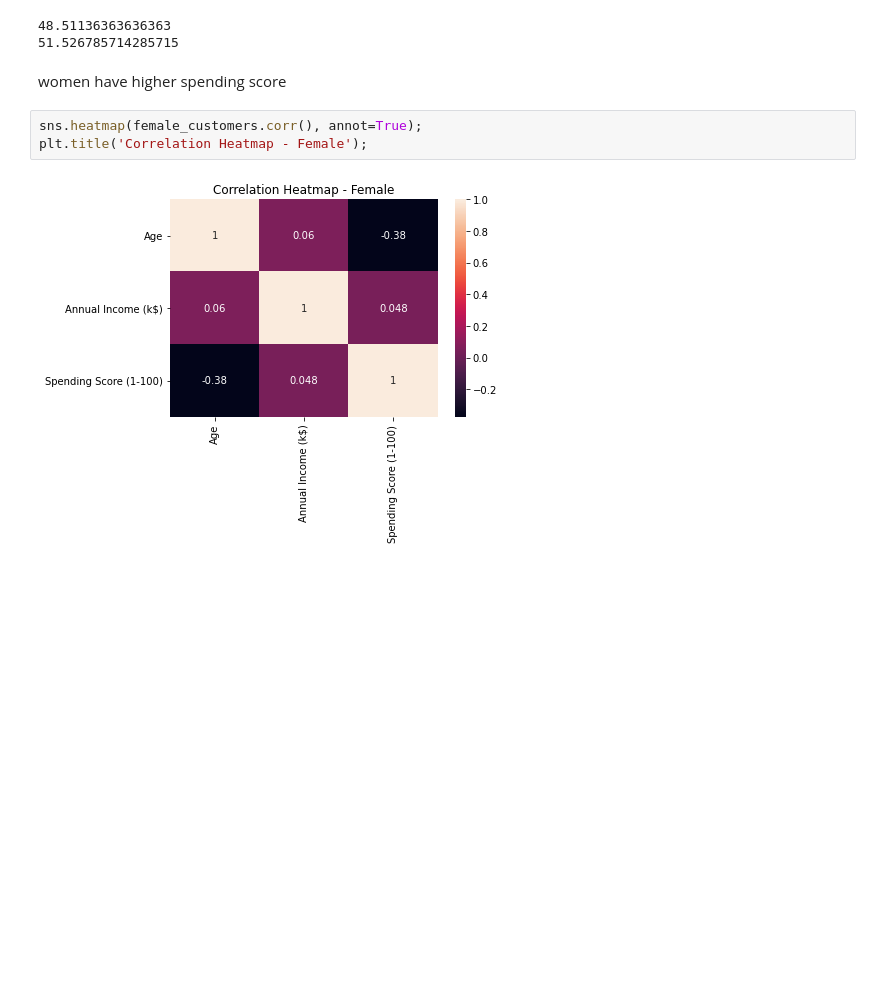
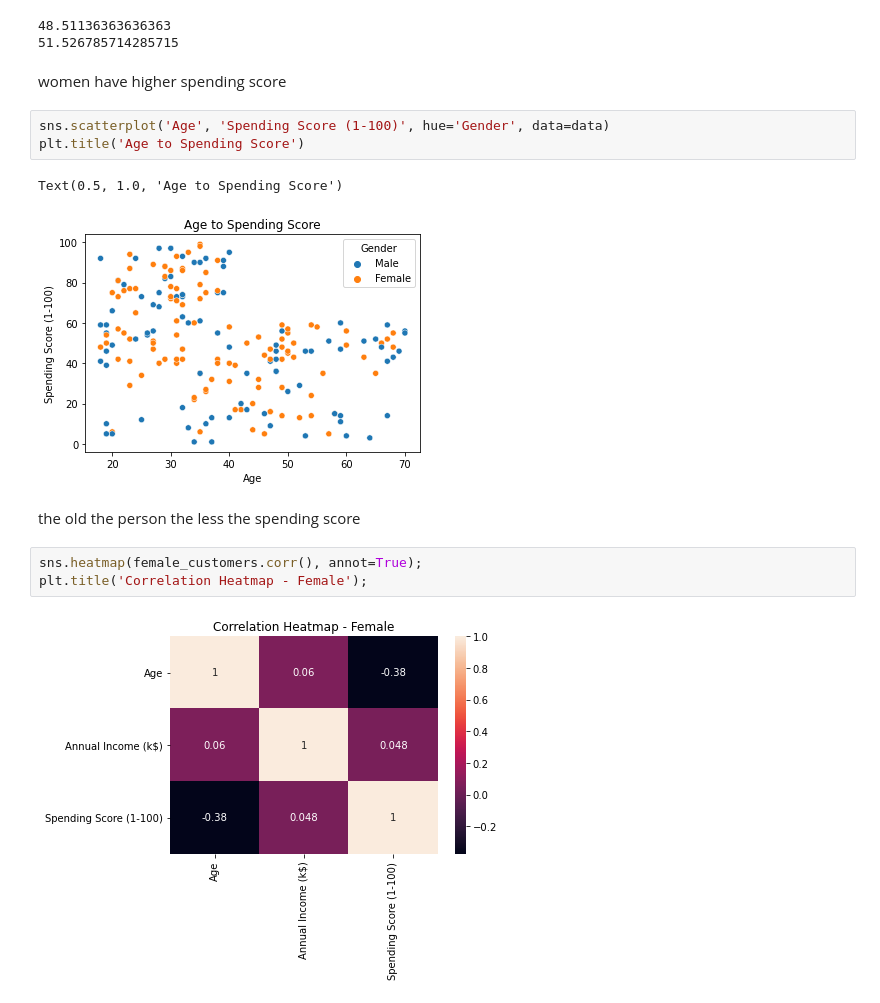
Before and after one commit to aditishraq/Exploratory-Data-Analysis, a Jupyter notebook: eda_customer.ipynb, the cells around one changed output. Saved outputs shown, nothing was run; the diff lists cells and outputs as text; blank space fills up the shorter version.

```diff
--- a/eda_customer.ipynb
+++ b/eda_customer.ipynb
@@ -126,6 +139,14 @@ print(female_customers['Spending Score (1-100)'].mean())
 51.526785714285715
 # %% [markdown]
 women have higher spending score
+# %%
+sns.scatterplot('Age', 'Spending Score (1-100)', hue='Gender', data=data)
+plt.title('Age to Spending Score')
+# %% [output]
+Text(0.5, 1.0, 'Age to Spending Score')
+[figure, added]
+# %% [markdown]
+the old the person the less the spending score
 # %%
 sns.heatmap(female_customers.corr(), annot=True);
 plt.title('Correlation Heatmap - Female');
```
Also changed, not shown: parts of 7 cells of this notebook.
